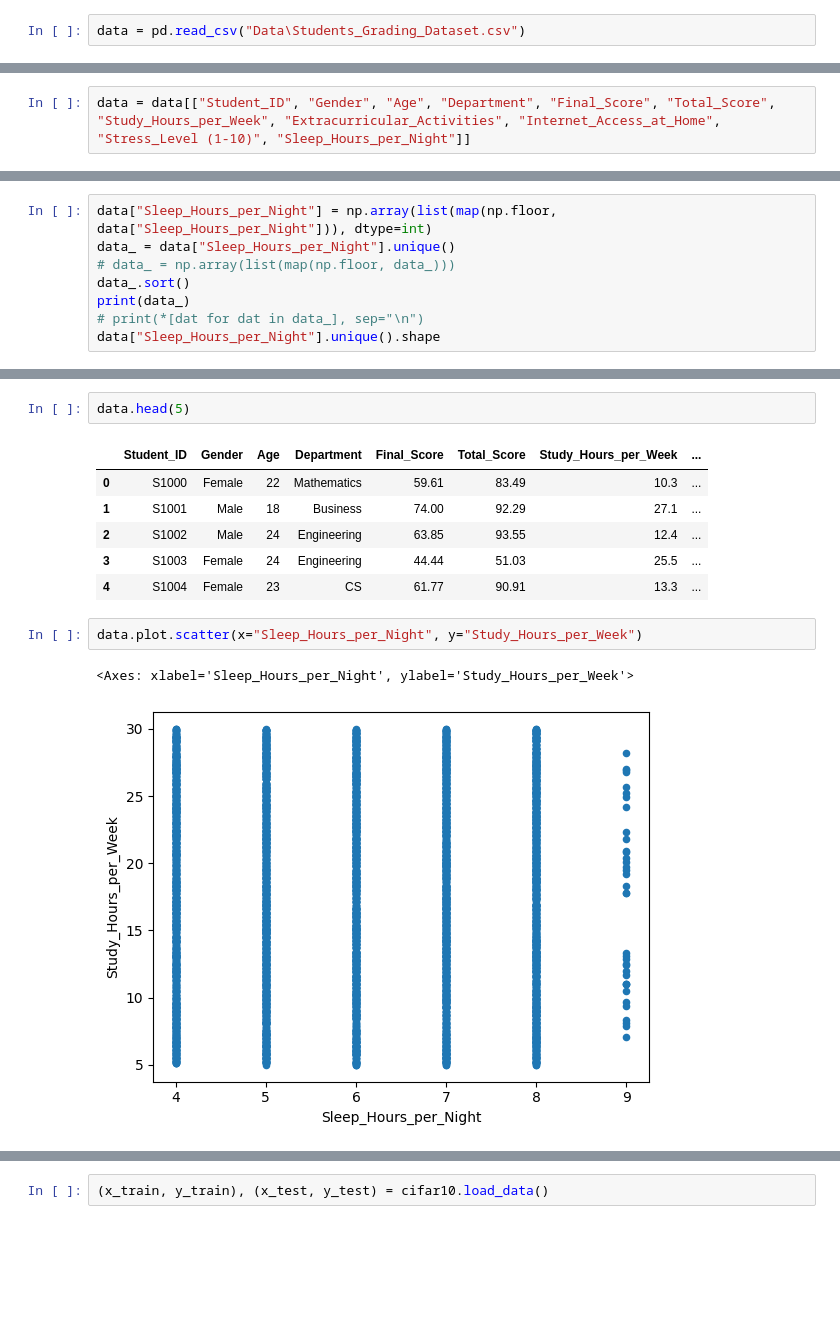
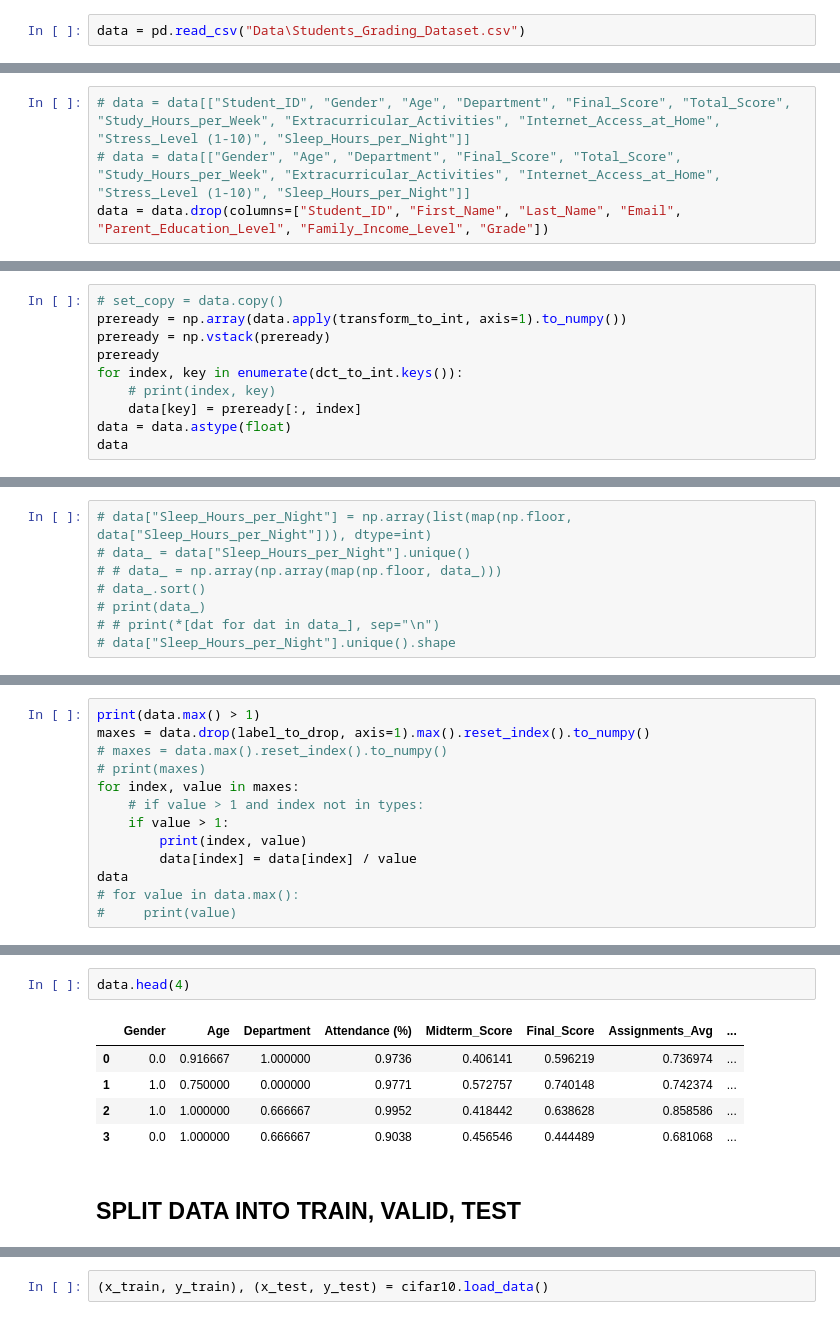
Before and after one commit to KlymentievMaksym/IntelOb, a Jupyter notebook: Lab3/Lab3.ipynb, the cells around one changed output, grey strips where cells are left out. Drawn from its saved outputs; the diff is of its cells as text; blank space fills up the shorter version.

```diff
--- a/Lab3/Lab3.ipynb
+++ b/Lab3/Lab3.ipynb
@@ -36,4 +49,6 @@ Index(['Student_ID', 'Gender', 'Age', 'Department', 'Final_Score',
        'Sleep_Hours_per_Night'],
       dtype='object')
 # %%
-data = data[["Student_ID", "Gender", "Age", "Department", "Final_Score", "Total_Score", "Study_Hours_per_Week", "Extracurricular_Activities", "Internet_Access_at_Home", "Stress_Level (1-10)", "Sleep_Hours_per_Night"]]
+# data = data[["Student_ID", "Gender", "Age", "Department", "Final_Score", "Total_Score", "Study_Hours_per_Week", "Extracurricular_Activities", "Internet_Access_at_Home", "Stress_Level (1-10)", "Sleep_Hours_per_Night"]]
+# data = data[["Gender", "Age", "Department", "Final_Score", "Total_Score", "Study_Hours_per_Week", "Extracurricular_Activities", "Internet_Access_at_Home", "Stress_Level (1-10)", "Sleep_Hours_per_Night"]]
+data = data.drop(columns=["Student_ID", "First_Name", "Last_Name", "Email", "Parent_Education_Level", "Family_Income_Level", "Grade"])
@@ -63,0 +151,10 @@ dtype: int64
+# %%
+# set_copy = data.copy()
+preready = np.array(data.apply(transform_to_int, axis=1).to_numpy())
+preready = np.vstack(preready)
+preready
+for index, key in enumerate(dct_to_int.keys()):
+    # print(index, key)
+    data[key] = preready[:, index]
+data = data.astype(float)
+data
@@ -64,8 +177,8 @@ dtype: int64
 # %%
-data["Sleep_Hours_per_Night"] = np.array(list(map(np.floor, data["Sleep_Hours_per_Night"])), dtype=int)
-data_ = data["Sleep_Hours_per_Night"].unique()
-# data_ = np.array(list(map(np.floor, data_)))
-data_.sort()
-print(data_)
-# print(*[dat for dat in data_], sep="\n")
-data["Sleep_Hours_per_Night"].unique().shape
+# data["Sleep_Hours_per_Night"] = np.array(list(map(np.floor, data["Sleep_Hours_per_Night"])), dtype=int)
+# data_ = data["Sleep_Hours_per_Night"].unique()
+# # data_ = np.array(np.array(map(np.floor, data_)))
+# data_.sort()
+# print(data_)
+# # print(*[dat for dat in data_], sep="\n")
+# data["Sleep_Hours_per_Night"].unique().shape
@@ -74,0 +187,13 @@ data["Sleep_Hours_per_Night"].unique().shape
+# %%
+print(data.max() > 1)
+maxes = data.drop(label_to_drop, axis=1).max().reset_index().to_numpy()
+# maxes = data.max().reset_index().to_numpy()
+# print(maxes)
+for index, value in maxes:
+    # if value > 1 and index not in types:
+    if value > 1:
+        print(index, value)
+        data[index] = data[index] / value
+data
+# for value in data.max():
+#     print(value)
@@ -75,14 +243,10 @@ data["Sleep_Hours_per_Night"].unique().shape
 # %%
-data.head(5)
+data.head(4)
 # %% [output]
-|  | Student_ID | Gender | Age | Department | Final_Score | Total_Score | Study_Hours_per_Week | ... |
-| 0 | S1000 | Female | 22 | Mathematics | 59.61 | 83.49 | 10.3 | ... |
-| 1 | S1001 | Male | 18 | Business | 74.00 | 92.29 | 27.1 | ... |
-| 2 | S1002 | Male | 24 | Engineering | 63.85 | 93.55 | 12.4 | ... |
-| 3 | S1003 | Female | 24 | Engineering | 44.44 | 51.03 | 25.5 | ... |
-| 4 | S1004 | Female | 23 | CS | 61.77 | 90.91 | 13.3 | ... |
+|  | Gender | Age | Department | Attendance (%) | Midterm_Score | Final_Score | Assignments_Avg | ... |
+| 0 | 0.0 | 0.916667 | 1.000000 | 0.9736 | 0.406141 | 0.596219 | 0.736974 | ... |
+| 1 | 1.0 | 0.750000 | 0.000000 | 0.9771 | 0.572757 | 0.740148 | 0.742374 | ... |
+| 2 | 1.0 | 1.000000 | 0.666667 | 0.9952 | 0.418442 | 0.638628 | 0.858586 | ... |
+| 3 | 0.0 | 1.000000 | 0.666667 | 0.9038 | 0.456546 | 0.444489 | 0.681068 | ... |
-# %%
-data.plot.scatter(x="Sleep_Hours_per_Night", y="Study_Hours_per_Week")
-# %% [output]
-<Axes: xlabel='Sleep_Hours_per_Night', ylabel='Study_Hours_per_Week'>
-[figure, removed]
+# %% [markdown]
+## SPLIT DATA INTO TRAIN, VALID, TEST
```
Also changed, not shown: parts of 51 cells of this notebook, 5 other files.
